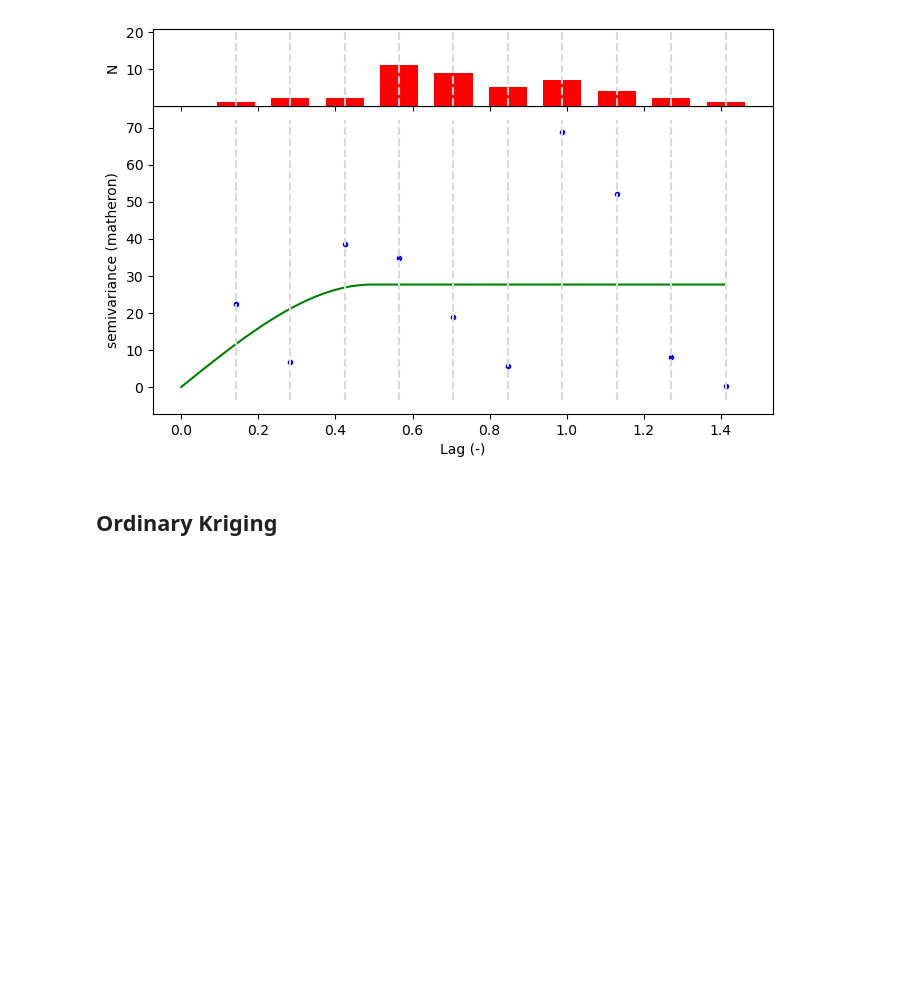
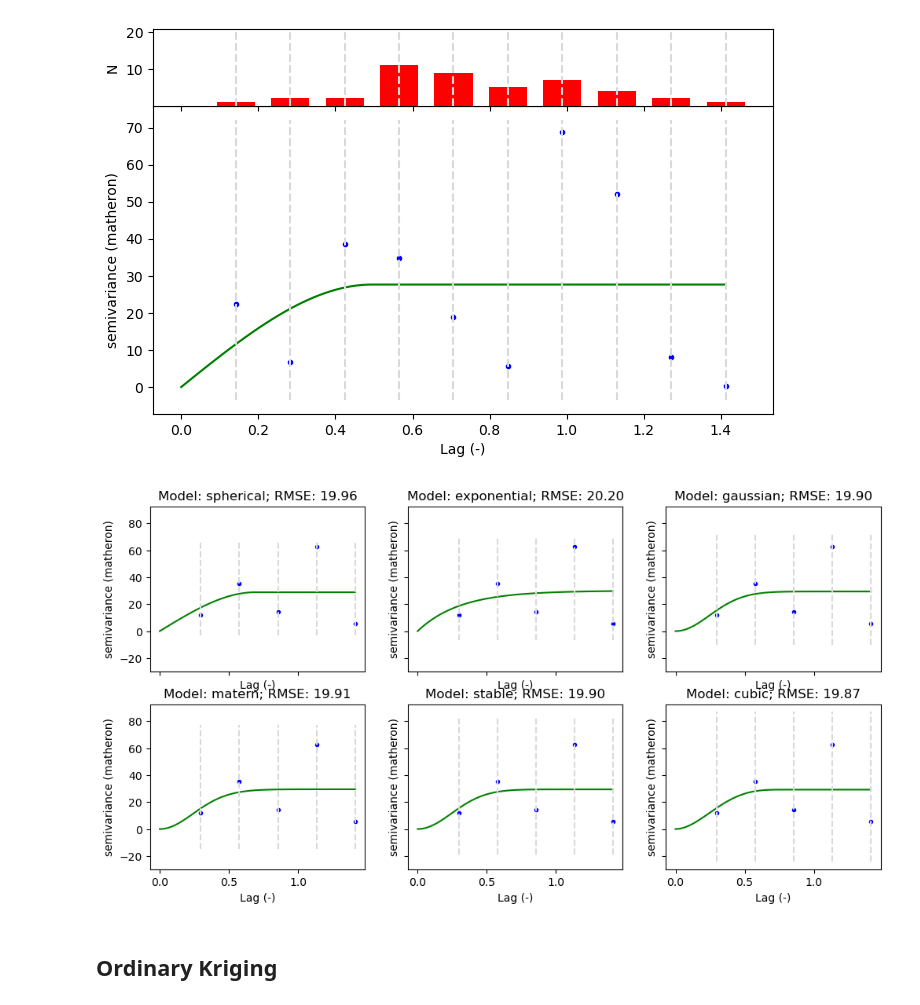
Before and after one commit to owczr/procesy-stochastyczne, a Jupyter notebook: projekt1/pm10_simulations.ipynb, the cells around one changed output. Saved outputs shown, nothing was run; the diff lists cells and outputs as text; code cells hidden in the pictures; blank space fills up the shorter version.

```diff
--- a/projekt1/pm10_simulations.ipynb
+++ b/projekt1/pm10_simulations.ipynb
@@ -328,6 +336,16 @@ for _, row in pm10_df.iterrows():
     break
 # %% [output]
 [figure]
+# %%
+V.bin_func = 'scott'
+fig, _a = plt.subplots(2,3, figsize=(12, 6), sharex=True, sharey=True)
+axes = _a.flatten()
+for i, model in enumerate(('spherical', 'exponential', 'gaussian', 'matern', 'stable', 'cubic')):
+    V.model = model
+    V.plot(axes=axes[i], hist=False, show=False)
+    axes[i].set_title('Model: %s; RMSE: %.2f' % (model, V.rmse))
+# %% [output]
+[figure, added]
 # %% [markdown]
 ## Ordinary Kriging
 # %%
```
Also changed, not shown: parts of 9 cells of this notebook.
